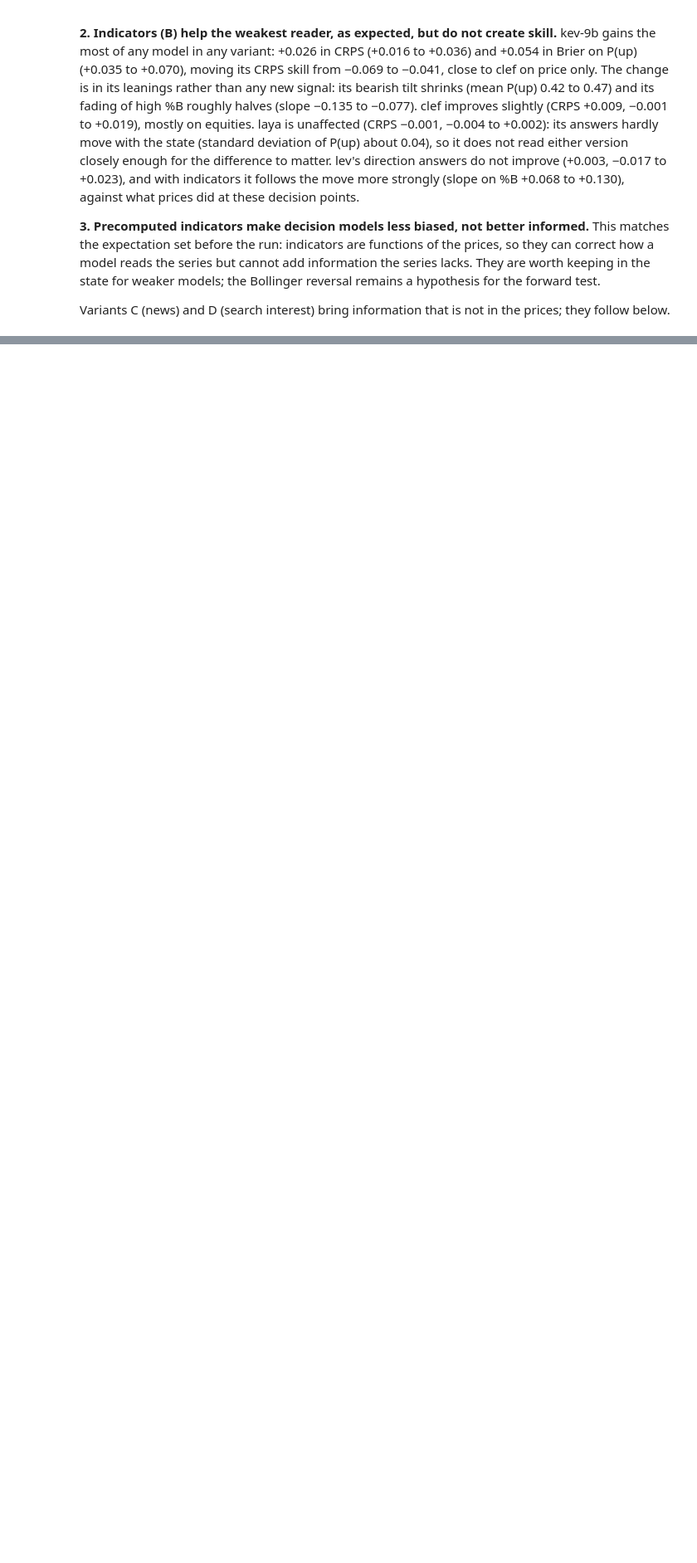
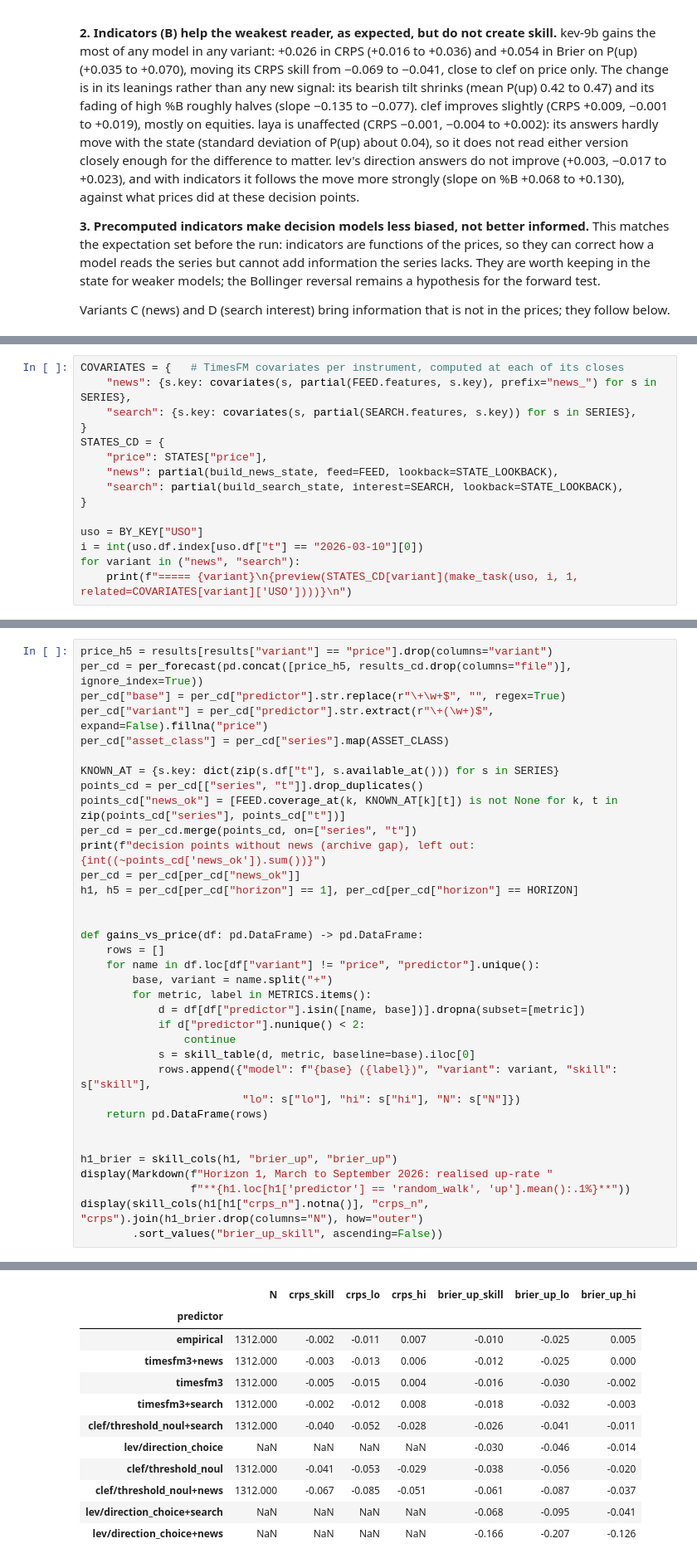
Before and after one commit to vale-dinap/signalbench, a Jupyter notebook: notebooks/03_enrichment.ipynb, the cells around one changed output, grey strips where cells are left out. Shown at 83% size. Cells and saved outputs as stored; diff of their text form; blank space fills up the shorter version.

```diff
--- a/notebooks/03_enrichment.ipynb
+++ b/notebooks/03_enrichment.ipynb
@@ -484,0 +564,15 @@ Variants C (news) and D (search interest) bring information that is not in the p
+# %%
+COVARIATES = {   # TimesFM covariates per instrument, computed at each of its closes
+    "news": {s.key: covariates(s, partial(FEED.features, s.key), prefix="news_") for s in SERIES},
+    "search": {s.key: covariates(s, partial(SEARCH.features, s.key)) for s in SERIES},
+}
+STATES_CD = {
+    "price": STATES["price"],
+    "news": partial(build_news_state, feed=FEED, lookback=STATE_LOOKBACK),
+    "search": partial(build_search_state, interest=SEARCH, lookback=STATE_LOOKBACK),
+}
+
+uso = BY_KEY["USO"]
+i = int(uso.df.index[uso.df["t"] == "2026-03-10"][0])
+for variant in ("news", "search"):
+    print(f"===== {variant}\n{preview(STATES_CD[variant](make_task(uso, i, 1, related=COVARIATES[variant]['USO'])))}\n")
@@ -484,0 +656,36 @@ Variants C (news) and D (search interest) bring information that is not in the p
+# %%
+price_h5 = results[results["variant"] == "price"].drop(columns="variant")
+per_cd = per_forecast(pd.concat([price_h5, results_cd.drop(columns="file")], ignore_index=True))
+per_cd["base"] = per_cd["predictor"].str.replace(r"\+\w+$", "", regex=True)
+per_cd["variant"] = per_cd["predictor"].str.extract(r"\+(\w+)$", expand=False).fillna("price")
+per_cd["asset_class"] = per_cd["series"].map(ASSET_CLASS)
+
+KNOWN_AT = {s.key: dict(zip(s.df["t"], s.available_at())) for s in SERIES}
+points_cd = per_cd[["series", "t"]].drop_duplicates()
+points_cd["news_ok"] = [FEED.coverage_at(k, KNOWN_AT[k][t]) is not None for k, t in zip(points_cd["series"], points_cd["t"])]
+per_cd = per_cd.merge(points_cd, on=["series", "t"])
+print(f"decision points without news (archive gap), left out: {int((~points_cd['news_ok']).sum())}")
+per_cd = per_cd[per_cd["news_ok"]]
+h1, h5 = per_cd[per_cd["horizon"] == 1], per_cd[per_cd["horizon"] == HORIZON]
+
+
+def gains_vs_price(df: pd.DataFrame) -> pd.DataFrame:
+    rows = []
+    for name in df.loc[df["variant"] != "price", "predictor"].unique():
+        base, variant = name.split("+")
+        for metric, label in METRICS.items():
+            d = df[df["predictor"].isin([name, base])].dropna(subset=[metric])
+            if d["predictor"].nunique() < 2:
+                continue
+            s = skill_table(d, metric, baseline=base).iloc[0]
+            rows.append({"model": f"{base} ({label})", "variant": variant, "skill": s["skill"],
+                         "lo": s["lo"], "hi": s["hi"], "N": s["N"]})
+    return pd.DataFrame(rows)
+
+
+h1_brier = skill_cols(h1, "brier_up", "brier_up")
+display(Markdown(f"Horizon 1, March to September 2026: realised up-rate "
+                 f"**{h1.loc[h1['predictor'] == 'random_walk', 'up'].mean():.1%}**"))
+display(skill_cols(h1[h1["crps_n"].notna()], "crps_n", "crps").join(h1_brier.drop(columns="N"), how="outer")
+        .sort_values("brier_up_skill", ascending=False))
+# %% [output]
@@ -484,0 +694,12 @@ Variants C (news) and D (search interest) bring information that is not in the p
+|  | N | crps_skill | crps_lo | crps_hi | brier_up_skill | brier_up_lo | brier_up_hi |
+| predictor |  |  |  |  |  |  |  |
+| empirical | 1312.000 | -0.002 | -0.011 | 0.007 | -0.010 | -0.025 | 0.005 |
+| timesfm3+news | 1312.000 | -0.003 | -0.013 | 0.006 | -0.012 | -0.025 | 0.000 |
+| timesfm3 | 1312.000 | -0.005 | -0.015 | 0.004 | -0.016 | -0.030 | -0.002 |
+| timesfm3+search | 1312.000 | -0.002 | -0.012 | 0.008 | -0.018 | -0.032 | -0.003 |
+| clef/threshold_noul+search | 1312.000 | -0.040 | -0.052 | -0.028 | -0.026 | -0.041 | -0.011 |
+| lev/direction_choice | NaN | NaN | NaN | NaN | -0.030 | -0.046 | -0.014 |
+| clef/threshold_noul | 1312.000 | -0.041 | -0.053 | -0.029 | -0.038 | -0.056 | -0.020 |
+| clef/threshold_noul+news | 1312.000 | -0.067 | -0.085 | -0.051 | -0.061 | -0.087 | -0.037 |
+| lev/direction_choice+search | NaN | NaN | NaN | NaN | -0.068 | -0.095 | -0.041 |
+| lev/direction_choice+news | NaN | NaN | NaN | NaN | -0.166 | -0.207 | -0.126 |
```
Also changed, not shown: parts of 18 cells of this notebook, 20 other files.
